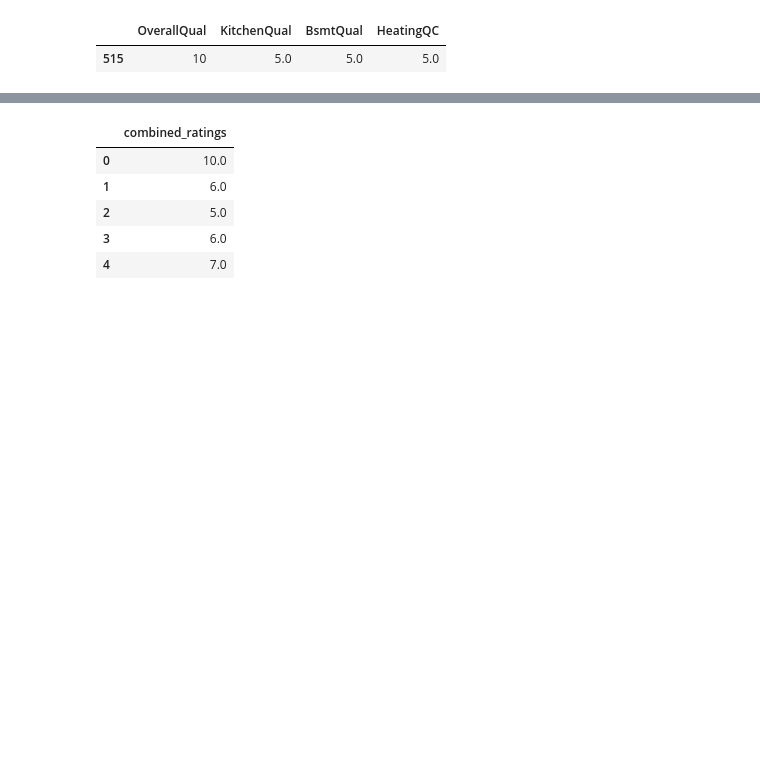
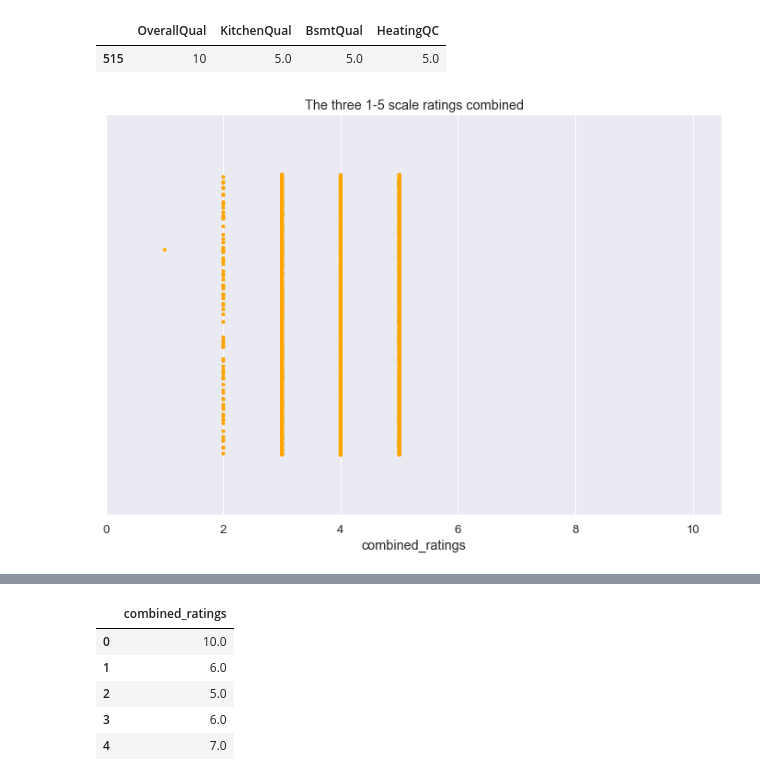
Before and after one commit to jkmackie/means_and_outliers, a Jupyter notebook: central_tendancy_houses.ipynb, the cells around one changed output, grey strips where cells are left out. Cells and saved outputs as stored; diff of their text form; code cells hidden in the pictures; blank space fills up the shorter version.

```diff
--- a/central_tendancy_houses.ipynb
+++ b/central_tendancy_houses.ipynb
@@ -132,4 +132,13 @@ X_train.head(1)
 # %% [output]
 |  | OverallQual | KitchenQual | BsmtQual | HeatingQC |
 | 515 | 10 | 5.0 | 5.0 | 5.0 |
+# %%
+#Visualize observations for KitchenQual, BsmtQual, and HeatingQC combined.  All are scale 1-5.
+comb1_5_ratings= pd.concat([X_train['KitchenQual'], X_train['BsmtQual'], X_train['HeatingQC']], ignore_index=True)
+comb1_5_ratings = pd.DataFrame(comb1_5_ratings, columns=['combined_ratings'])
+
+plot_boxplot_w_data('combined_ratings', comb1_5_ratings, figsize=(12, 8), title='The three 1-5 scale ratings combined',\
+                    xmin=0, xmax=10.5, boxplot_on=False)
+# %% [output]
+[figure, added]
 # %%
```
Also changed, not shown: parts of 12 cells of this notebook.
